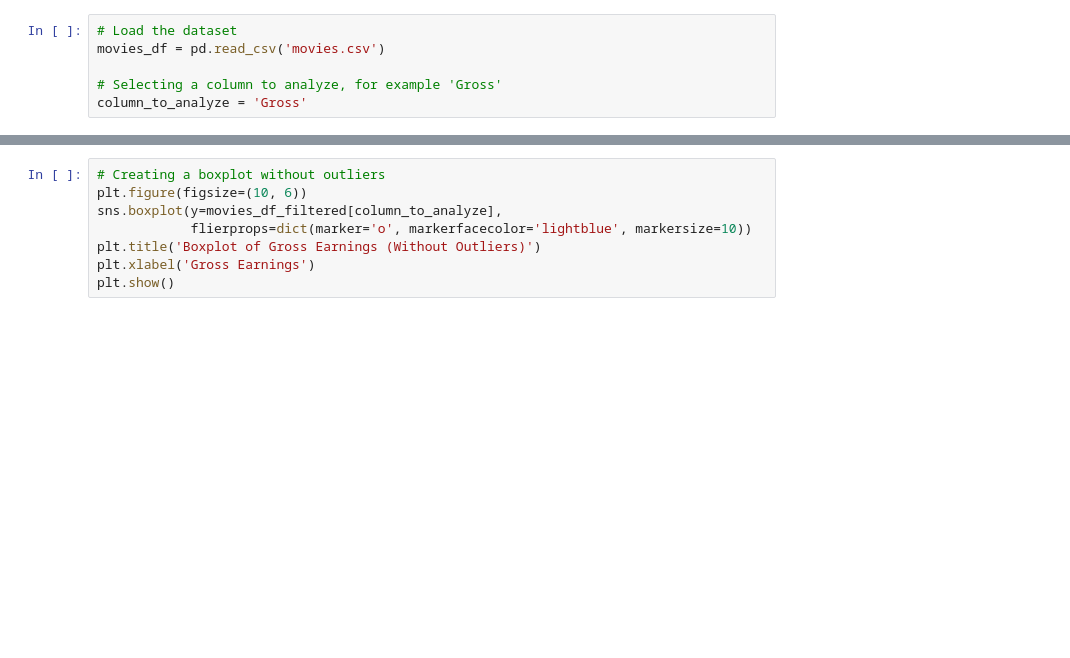
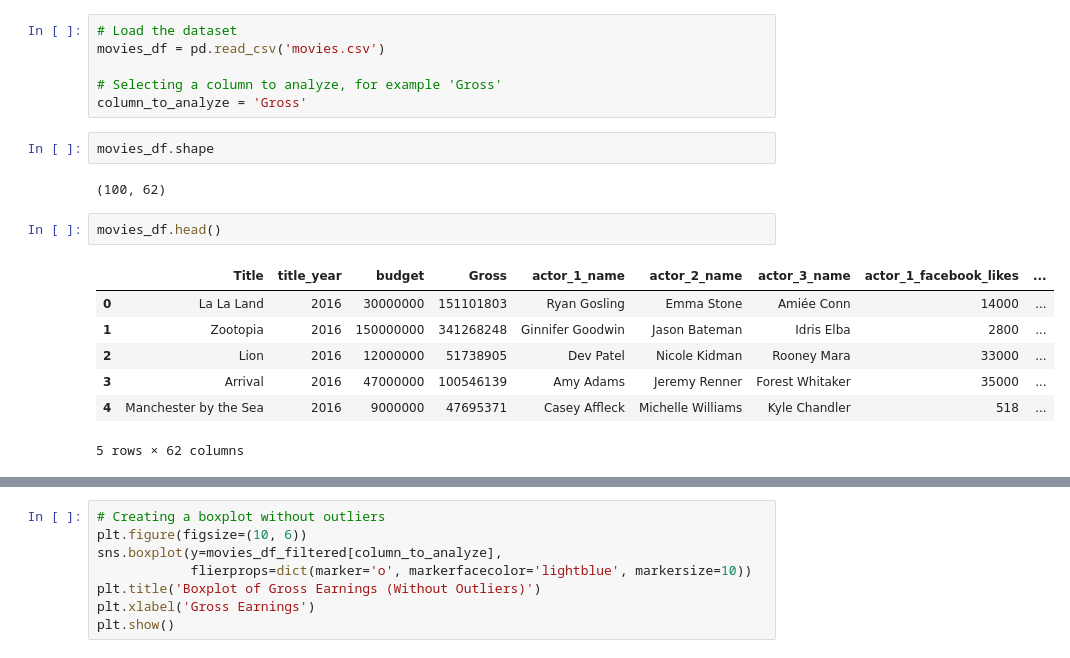
Before and after one commit to Vedantpr0/college, a Jupyter notebook: payground.ipynb, the cells around one changed output, grey strips where cells are left out. Cells and saved outputs as stored; diff of their text form; blank space fills up the shorter version.

```diff
--- a/payground.ipynb
+++ b/payground.ipynb
@@ -48,6 +56,20 @@ movies_df = pd.read_csv('movies.csv')
 
 # Selecting a column to analyze, for example 'Gross'
 column_to_analyze = 'Gross'
+# %%
+movies_df.shape
+# %% [output]
+(100, 62)
+# %%
+movies_df.head()
+# %% [output]
+|  | Title | title_year | budget | Gross | actor_1_name | actor_2_name | actor_3_name | actor_1_facebook_likes | ... |
+| 0 | La La Land | 2016 | 30000000 | 151101803 | Ryan Gosling | Emma Stone | Amiée Conn | 14000 | ... |
+| 1 | Zootopia | 2016 | 150000000 | 341268248 | Ginnifer Goodwin | Jason Bateman | Idris Elba | 2800 | ... |
+| 2 | Lion | 2016 | 12000000 | 51738905 | Dev Patel | Nicole Kidman | Rooney Mara | 33000 | ... |
+| 3 | Arrival | 2016 | 47000000 | 100546139 | Amy Adams | Jeremy Renner | Forest Whitaker | 35000 | ... |
+| 4 | Manchester by the Sea | 2016 | 9000000 | 47695371 | Casey Affleck | Michelle Williams | Kyle Chandler | 518 | ... |
+5 rows × 62 columns
 # %%
 # Creating a histogram for the 'Gross' column
 plt.figure(figsize=(10, 6))
```
Also changed, not shown: parts of 5 cells of this notebook.
